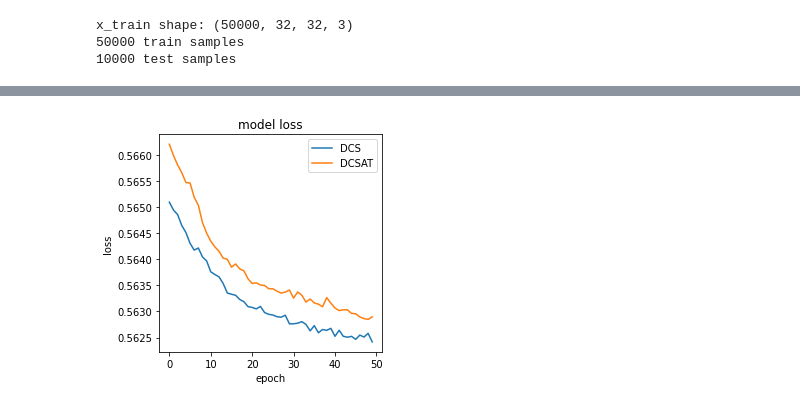
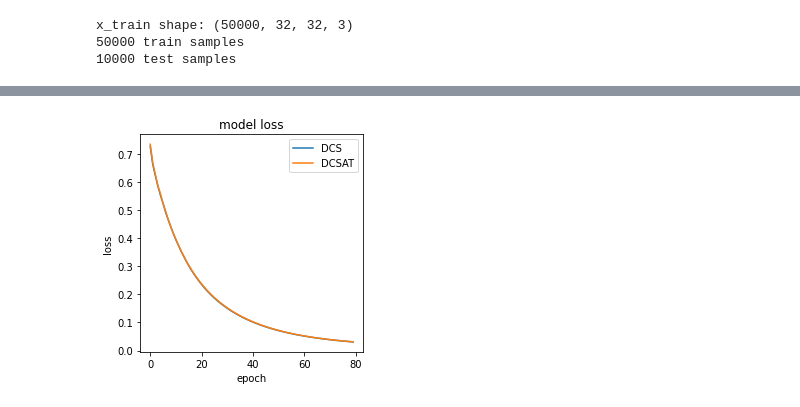
Before and after one commit to ashkanucf/DCSAT, a Jupyter notebook: DCSAT.ipynb, the cells around one changed output, grey strips where cells are left out. Saved outputs shown, nothing was run; the diff lists cells and outputs as text; code cells hidden in the pictures.

```diff
--- a/DCSAT.ipynb
+++ b/DCSAT.ipynb
@@ -310,7 +289,7 @@ Phi=np.diag(np.transpose(Phi))
 y=np.zeros([5000,3072])
 for i in range(5000):
   print(i)
-  y[i,:]=np.matmul(Phi,x_train[i].flatten())
-y_t=np.zeros([3000,3072])
-for i in range(3000):
-  y_t[i,:]=np.matmul(Phi,x_test[i].flatten())
+  y[i]=np.matmul(Phi,x_train[i].flatten())
+# y_t=np.zeros([3000,3072])
+# for i in range(3000):
+#   y_t[i,:]=np.matmul(Phi,x_test[i].flatten())
@@ -362,6 +324,6 @@ Epoch 100/100
 # %%
-Z=np.zeros([x_train.shape[0],4,4,16])
-for i in range(x_train.shape[0]):
+Z=np.zeros([5000,4,4,16])
+for i in range(5000):
   print(i)
   xf=np.zeros([1,32,32,3])
   xf[0,:,:,:]=x_train[i]
@@ -387,28 +349,28 @@ Streaming output truncated to the last 5000 lines.
 # %%
-# input_z = Input(shape=(4, 4, 16))
-# x = Conv2D(16, (3, 3), padding='same')(input_z)
-# x = BatchNormalization()(x)
-# x = Activation('relu')(x)
-# x = UpSampling2D((2, 2))(x)
-# x = Conv2D(32, (3, 3), padding='same')(x)
-# x = BatchNormalization()(x)
-# x = Activation('relu')(x)
-# x = UpSampling2D((2, 2))(x)
-# x = Conv2D(64, (3, 3), padding='same')(x)
-# #,kernel_regularizer=cust_reg2)(x)
-# x = BatchNormalization()(x)
-# x = Activation('relu')(x)
-# x = UpSampling2D((2, 2))(x)
-# x = Conv2D(3, (3, 3), padding='same')(x)
-# #,kernel_regularizer=cust_reg2)(x)
-# x = BatchNormalization()(x)
-# decoded = Activation('sigmoid')(x)
-# model3=Model(input_z, decoded)
-# model3.compile(optimizer='adam', loss='binary_crossentropy')
-# history3=model3.fit(Z,x_train, batch_size=64,
-#                     epochs=60,
-#                     verbose=1,
-#                     shuffle=True)
+input_z = Input(shape=(4, 4, 16))
+x = Conv2D(16, (3, 3), padding='same')(input_z)
+x = BatchNormalization()(x)
+x = Activation('relu')(x)
+x = UpSampling2D((2, 2))(x)
+x = Conv2D(32, (3, 3), padding='same')(x)
+x = BatchNormalization()(x)
+x = Activation('relu')(x)
+x = UpSampling2D((2, 2))(x)
+x = Conv2D(64, (3, 3), padding='same')(x)
+#,kernel_regularizer=cust_reg2)(x)
+x = BatchNormalization()(x)
+x = Activation('relu')(x)
+x = UpSampling2D((2, 2))(x)
+x = Conv2D(3, (3, 3), padding='same')(x)
+#,kernel_regularizer=cust_reg2)(x)
+x = BatchNormalization()(x)
+decoded = Activation('sigmoid')(x)
+model3=Model(input_z, decoded)
+model3.compile(optimizer='adam', loss='binary_crossentropy')
+history3=model3.fit(Z,x_train[:5000], batch_size=64,
+                    epochs=80,
+                    verbose=1,
+                    shuffle=True)
 
 
 import keras.backend as K
@@ -430,14 +392,14 @@ x = BatchNormalization()(x)
 decoded = Activation('sigmoid')(x)
 model4=Model(input_z, decoded)
 model4.compile(optimizer='adam', loss='binary_crossentropy')
-history4=model4.fit(Z,x_train, batch_size=64,
-                    epochs=60,
+history4=model4.fit(Z,x_train[:5000], batch_size=64,
+                    epochs=80,
                     verbose=1,
                     shuffle=True)
 from matplotlib import pyplot as plt
 plt.figure(figsize=(4,4))
-plt.plot(history3.history['loss'][10:])
-plt.plot(history4.history['loss'][10:])
+plt.plot(history3.history['loss'])
+plt.plot(history4.history['loss'])
 plt.title('model loss')
 plt.ylabel('loss')
 plt.xlabel('epoch')
@@ -464 +426 @@ Epoch 60/60
-[figure, old version]
+[figure, new version]
```
Also changed, not shown: parts of 10 cells of this notebook.
